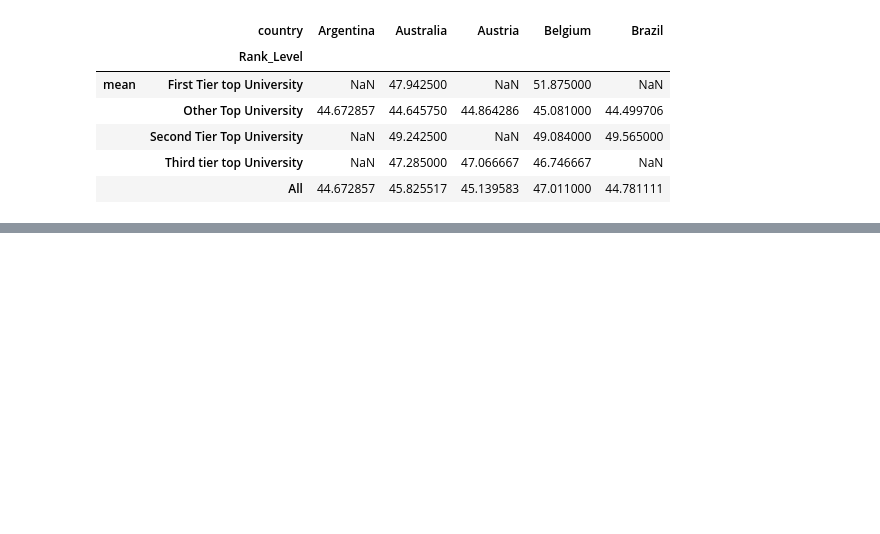
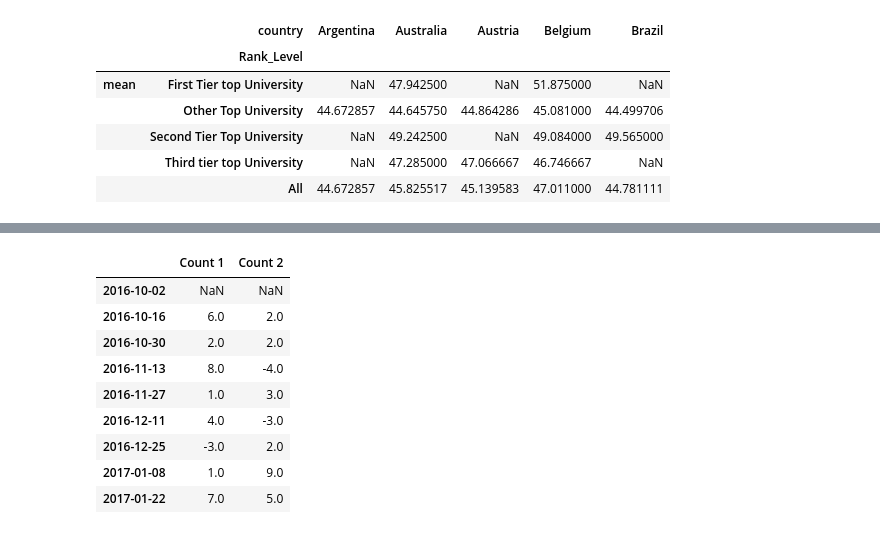
Before and after one commit to mrioshe/AppliedDataScienceWithPython, a Jupyter notebook: IntroductionToDataScienceInPython/week3_MoreDataProcessingWithPandas/MoreDataProcessingWithPandas.ipynb, the cells around one changed output, grey strips where cells are left out. Cells and saved outputs as stored; diff of their text form; code cells hidden in the pictures; blank space fills up the shorter version.

```diff
--- a/IntroductionToDataScienceInPython/week3_MoreDataProcessingWithPandas/MoreDataProcessingWithPandas.ipynb
+++ b/IntroductionToDataScienceInPython/week3_MoreDataProcessingWithPandas/MoreDataProcessingWithPandas.ipynb
@@ -879,0 +1033,13 @@ new_df.head()
+# %%
+df.diff()
+# %% [output]
+|  | Count 1 | Count 2 |
+| 2016-10-02 | NaN | NaN |
+| 2016-10-16 | 6.0 | 2.0 |
+| 2016-10-30 | 2.0 | 2.0 |
+| 2016-11-13 | 8.0 | -4.0 |
+| 2016-11-27 | 1.0 | 3.0 |
+| 2016-12-11 | 4.0 | -3.0 |
+| 2016-12-25 | -3.0 | 2.0 |
+| 2017-01-08 | 1.0 | 9.0 |
+| 2017-01-22 | 7.0 | 5.0 |
```
Also changed, not shown: parts of 38 cells of this notebook.
